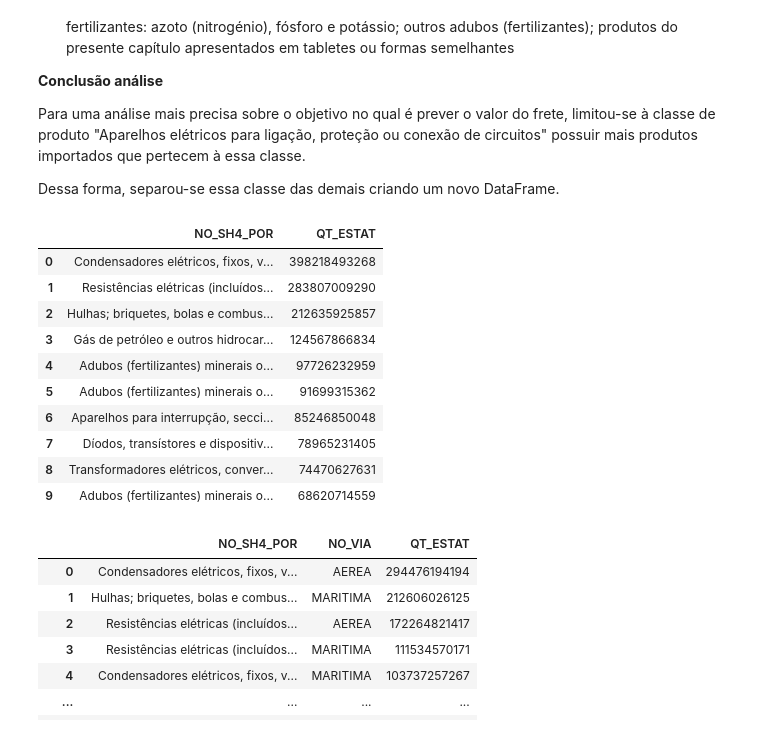
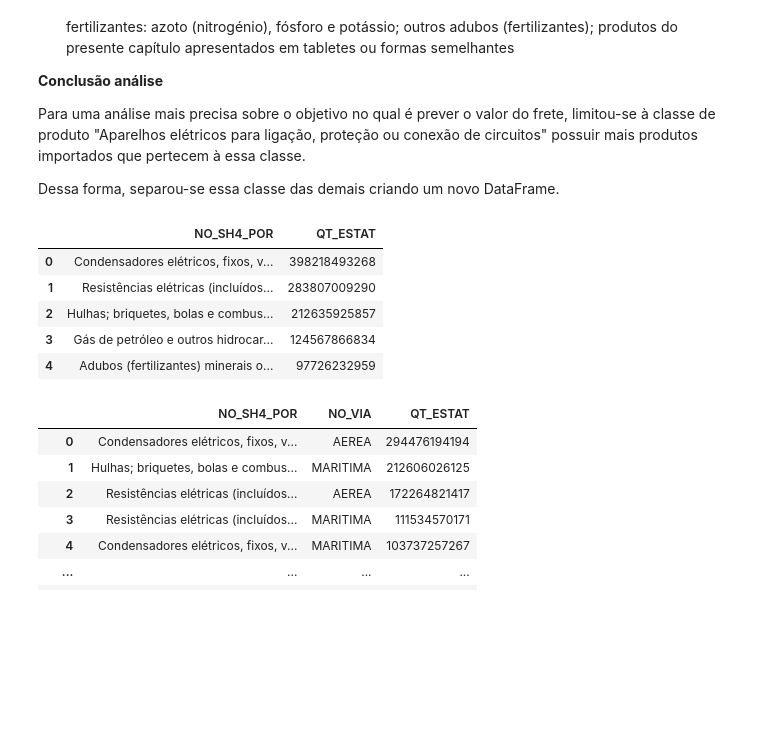
Before and after one commit to Migliorin/Comex-Data-Analysis, a Jupyter notebook: notebooks/analise_dados.ipynb, the cells around one changed output. Cells and saved outputs as stored; diff of their text form; code cells hidden in the pictures; blank space fills up the shorter version.

```diff
--- a/notebooks/analise_dados.ipynb
+++ b/notebooks/analise_dados.ipynb
@@ -355,25 +355,20 @@ Dessa forma, separou-se essa classe das demais criando um novo DataFrame.
 # %%
 # Separando as 10 classes de produtos mais importadas em quantidade
 
-aa = df.groupby(['NO_SH4_POR']).sum().sort_values(by=['QT_ESTAT'],ascending=False)
-aa = aa.iloc[:10,:][['QT_ESTAT']]
+aa = df[["NO_SH4_POR","QT_ESTAT"]].groupby(['NO_SH4_POR']).sum().sort_values(by=['QT_ESTAT'],ascending=False)
+aa = aa.iloc[:5,:]
 aa.reset_index(inplace=True)
 
 # Salvando na variavel "total" a quantidade total importada na classe do produto
 total = aa.copy()
 total
 # %% [output]
 |  | NO_SH4_POR | QT_ESTAT |
 | 0 | Condensadores elétricos, fixos, v... | 398218493268 |
 | 1 | Resistências elétricas (incluídos... | 283807009290 |
 | 2 | Hulhas; briquetes, bolas e combus... | 212635925857 |
 | 3 | Gás de petróleo e outros hidrocar... | 124567866834 |
 | 4 | Adubos (fertilizantes) minerais o... | 97726232959 |
-| 5 | Adubos (fertilizantes) minerais o... | 91699315362 |
-| 6 | Aparelhos para interrupção, secci... | 85246850048 |
-| 7 | Díodos, transístores e dispositiv... | 78965231405 |
-| 8 | Transformadores elétricos, conver... | 74470627631 |
-| 9 | Adubos (fertilizantes) minerais o... | 68620714559 |
 # %%
 # Agrupando pela classe dos produtos e pela via de transporte. Depois realizando o sort pela quantidade de
 # modo descendente
```
Also changed, not shown: parts of 15 cells of this notebook, 4 other files.
